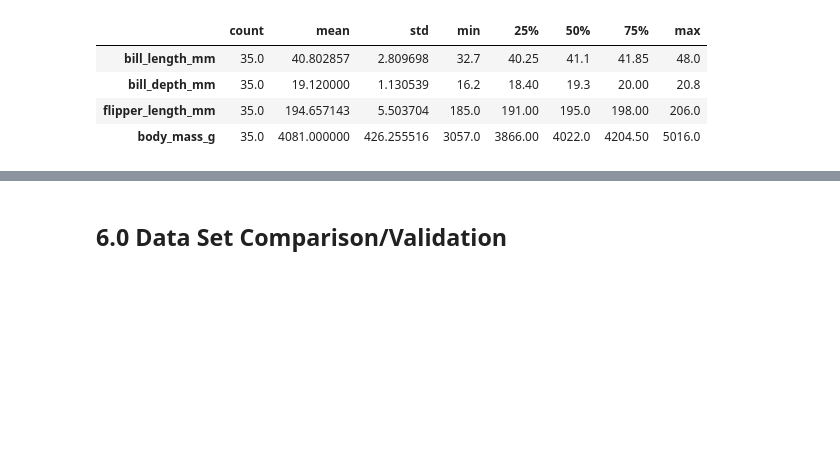
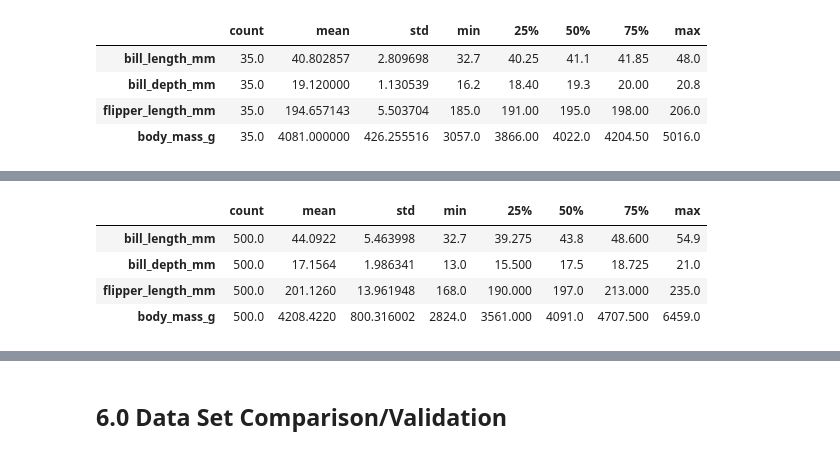
Before and after one commit to ssteffens/programming-data-analysis-project, a Jupyter notebook: project.ipynb, the cells around one changed output, grey strips where cells are left out. Drawn from its saved outputs; the diff is of its cells as text; code cells hidden in the pictures; blank space fills up the shorter version.

```diff
--- a/project.ipynb
+++ b/project.ipynb
@@ -1520,0 +1588,8 @@ sim_male_adelie_torgersen.describe().transpose()
+# %%
+sim_penguins.describe().transpose()
+# %% [output]
+|  | count | mean | std | min | 25% | 50% | 75% | max |
+| bill_length_mm | 500.0 | 44.0922 | 5.463998 | 32.7 | 39.275 | 43.8 | 48.600 | 54.9 |
+| bill_depth_mm | 500.0 | 17.1564 | 1.986341 | 13.0 | 15.500 | 17.5 | 18.725 | 21.0 |
+| flipper_length_mm | 500.0 | 201.1260 | 13.961948 | 168.0 | 190.000 | 197.0 | 213.000 | 235.0 |
+| body_mass_g | 500.0 | 4208.4220 | 800.316002 | 2824.0 | 3561.000 | 4091.0 | 4707.500 | 6459.0 |
```
Also changed, not shown: parts of 11 cells of this notebook.
